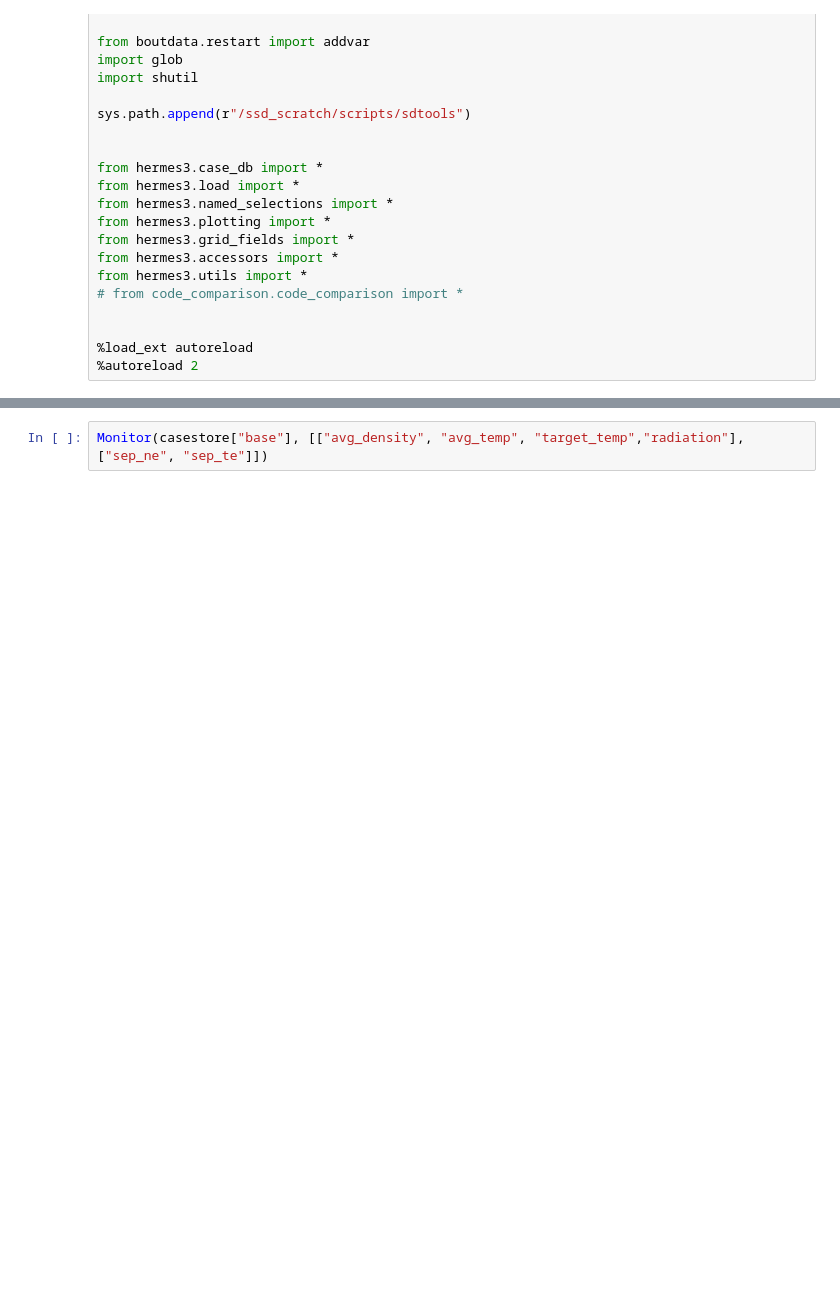
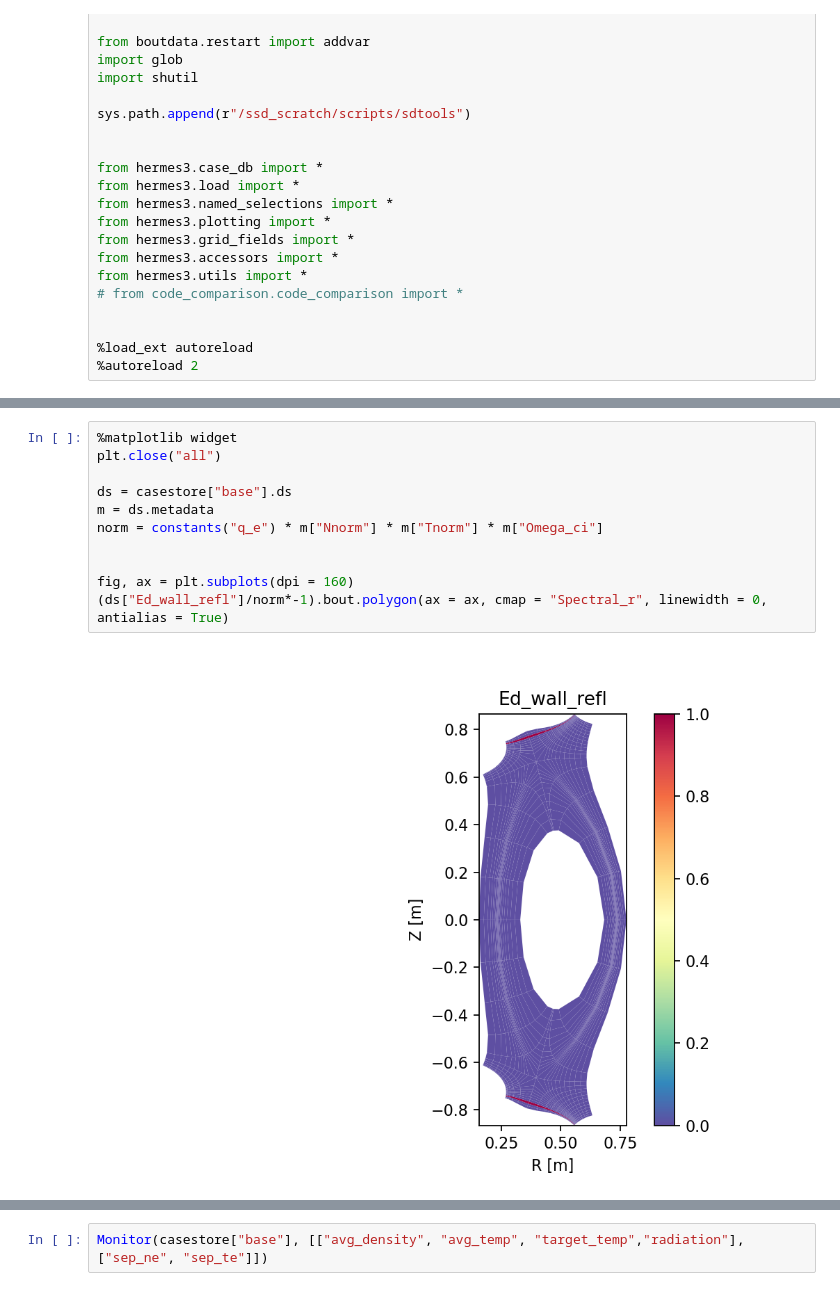
Before and after one commit to mikekryjak/notebooks, a Jupyter notebook: 131/131-2023-08-17 - neutral_boundary dev.ipynb, the cells around one changed output, grey strips where cells are left out. Drawn from its saved outputs; the diff is of its cells as text; blank space fills up the shorter version.

```diff
--- a/131/131-2023-08-17 - neutral_boundary dev.ipynb
+++ b/131/131-2023-08-17 - neutral_boundary dev.ipynb
@@ -57,0 +172,13 @@ ds = casestore["base"].ds
+# %%
+%matplotlib widget
+plt.close("all")
+
+ds = casestore["base"].ds
+m = ds.metadata
+norm = constants("q_e") * m["Nnorm"] * m["Tnorm"] * m["Omega_ci"]
+
+
+fig, ax = plt.subplots(dpi = 160)
+(ds["Ed_wall_refl"]/norm*-1).bout.polygon(ax = ax, cmap = "Spectral_r", linewidth = 0, antialias = True)
+# %% [output]
+[figure, added]
```
Also changed, not shown: parts of 20 cells of this notebook, 5 other files.
